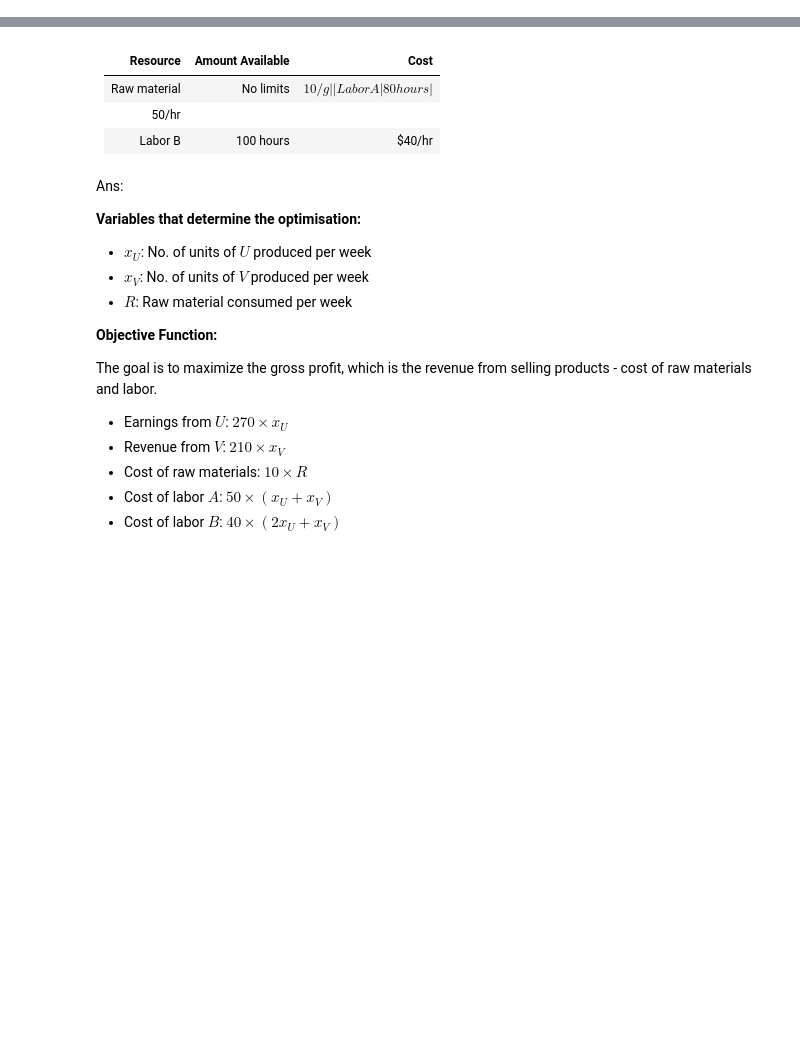
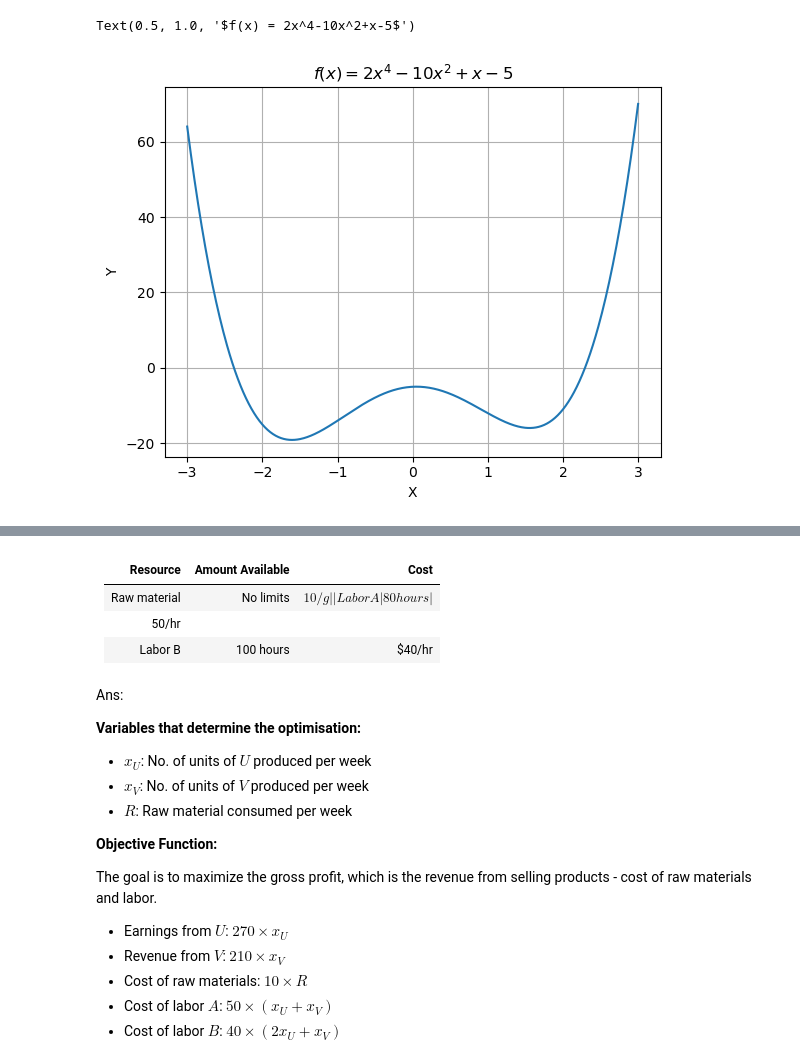
Before and after one commit to utkarshpant/6304, a Jupyter notebook: Project 1.ipynb, the cells around one changed output, grey strips where cells are left out. Cells and saved outputs as stored; diff of their text form; code cells hidden in the pictures; blank space fills up the shorter version.

```diff
--- a/Project 1.ipynb
+++ b/Project 1.ipynb
@@ -29,17 +0,0 @@ Plotting $f(x)$:
-# %%
-# set white background for matplotlib
-plt.style.use('default')
-
-# 3d plot of f(x) using seaborn
-x = np.linspace(-3, 3, 500)
-Y = f1(x)
-
-# plot f(x) and set palette to rocket
-plt.plot(x, Y)
-plt.xlabel('x')
-plt.ylabel('f(x)')
-plt.plot([minima_f1.x], [minima_f1.fun], 'r.')
-plt.title('Plot for $f(x) = 2x^4 - 10x^2 + x - 5$, minimum at x = %.2f' % minima_f1.x)
-
-plt.show()
-# plot.set(xlabel='x', ylabel='f(x)', title='$f(x) = 2x^4 - 10x^2 + x - 5$')
@@ -137,0 +8,3 @@ labor.
+# %%
+def func(x):
+    return 2*x**4-10*x**2+x-5
@@ -137,0 +23,14 @@ labor.
+# %%
+#Giving x its values
+x=np.linspace(-3,3,500)
+#Implying Y as a function of x
+y=func(x)
+#plotting the curve
+plt.plot(x,y)
+plt.xlabel('X')
+plt.ylabel('Y')
+plt.grid('True')
+plt.title('$f(x) = 2x^4-10x^2+x-5$')
+# %% [output]
+Text(0.5, 1.0, '$f(x) = 2x^4-10x^2+x-5$')
+[figure, added]
```
Also changed, not shown: parts of 33 cells of this notebook.
